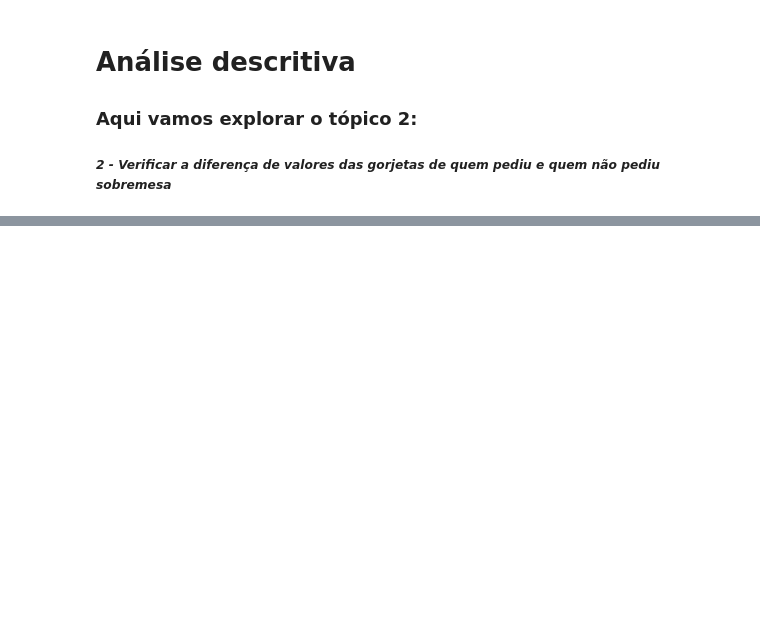
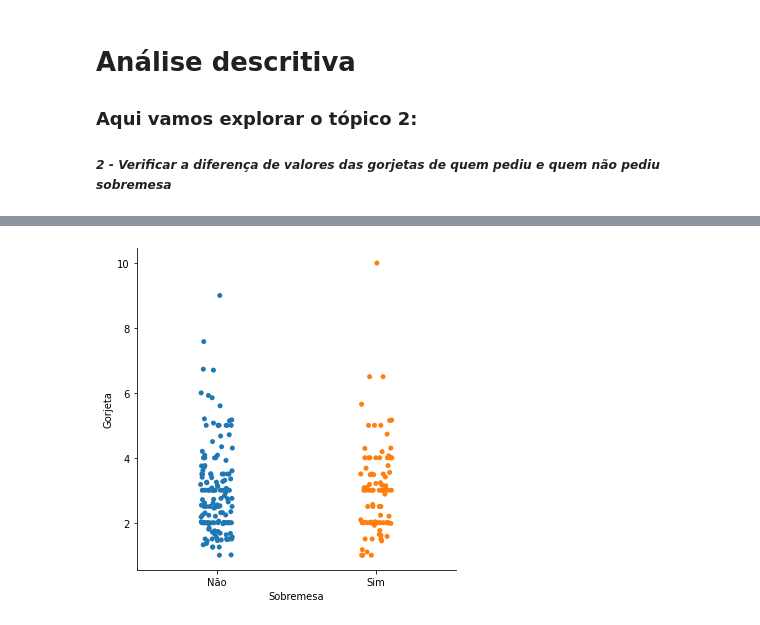
Before and after one commit to Olivierah/Data_Visualization, a Jupyter notebook: Seaborn_package_1.ipynb, the cells around one changed output, grey strips where cells are left out. Saved outputs shown, nothing was run; the diff lists cells and outputs as text; code cells hidden in the pictures; blank space fills up the shorter version.

```diff
--- a/Seaborn_package_1.ipynb
+++ b/Seaborn_package_1.ipynb
@@ -217,0 +255,7 @@ MI = sns.lmplot(x='Total_da_conta', y='Porcentagem(%)', data=dados)
+# %%
+# Com o gráfico abaixo podemos fazer uma breve comparação entre quem pediu e não pediu sobremesa.
+# Podemos ver que existe uma diferença mínima, mas não fica muito claro nesse gráfico.
+
+MI = sns.catplot(x='Sobremesa', y='Gorjeta', data= dados)
+# %% [output]
+[figure, added]
```
Also changed, not shown: parts of 12 cells of this notebook.
